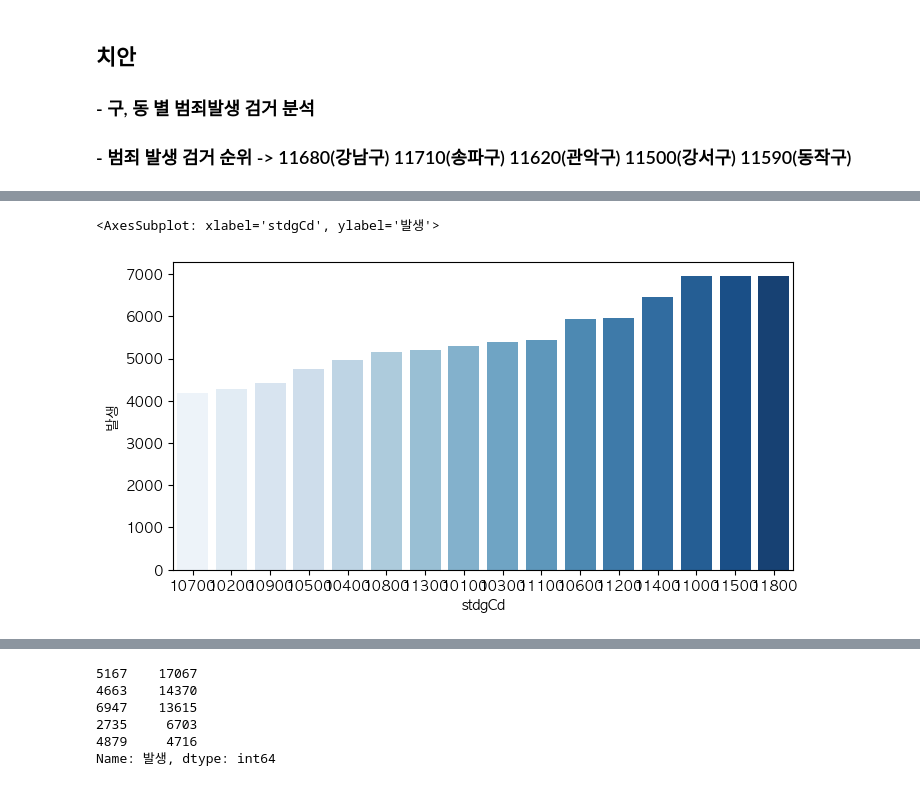
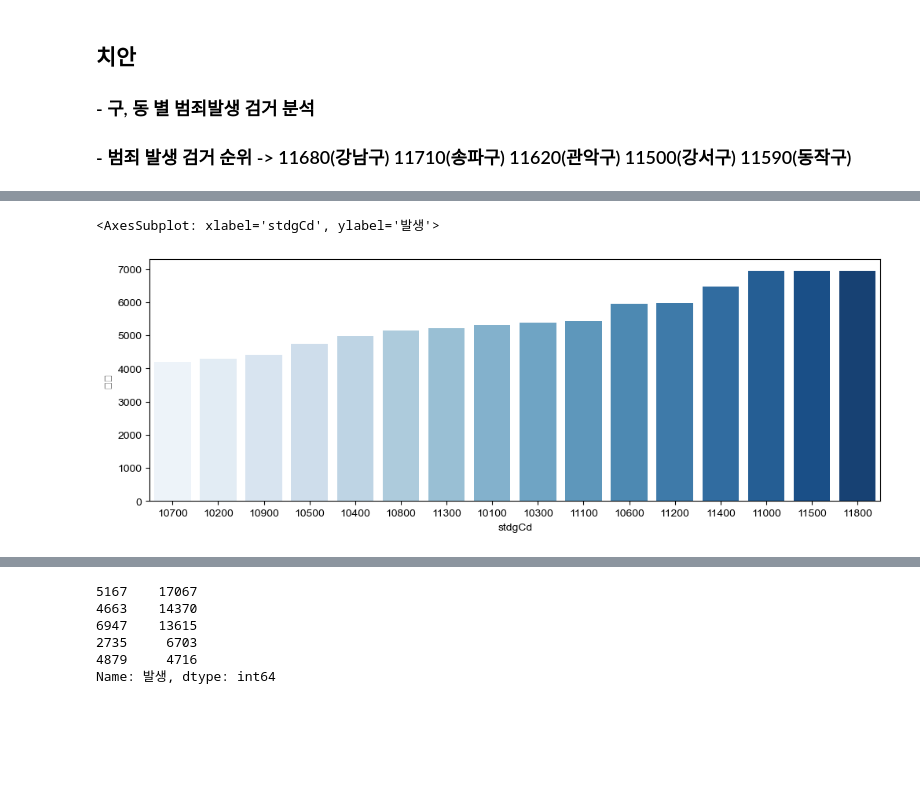
Before and after one commit to hanaTI-team-1/dataAnalysis, a Jupyter notebook: insight/전세가분석_시각화.ipynb, the cells around one changed output, grey strips where cells are left out. Cells and saved outputs as stored; diff of their text form; code cells hidden in the pictures; blank space fills up the shorter version.

```diff
--- a/insight/전세가분석_시각화.ipynb
+++ b/insight/전세가분석_시각화.ipynb
@@ -363,0 +414,4 @@ safety_df = df.groupby("cggCd").mean()["발생"].reset_index().sort_values(by="
+# %%
+df["1인당범죄"] = 6947
+# %%
+df[df["cggCd"] == 11680]["1인당범죄"] = 6947 / 556750
@@ -363,0 +424,14 @@ safety_df = df.groupby("cggCd").mean()["발생"].reset_index().sort_values(by="
+# %%
+def converter(x) :
+  if x == 11680 :
+    return 6947 / 556750
+  elif x == 11710 :
+    return 5167 / 654166
+  elif x == 11620 :
+    return 4879 / 487038
+  elif x == 11500 :
+    return 4663 / 559335
+  else :
+    return 4879 / 394118
+# %%
+df["1인당범죄"] = df["cggCd"].apply(lambda x : converter(x))
@@ -370,11 +480,11 @@ sns.barplot(data=safety_df, x="cggCd", y="발생", palette="Blues", order=safety
 # %%
 safety_df = df.groupby("stdgCd").mean()["발생"].reset_index().sort_values(by="발생")
 # %%
-plt.figure(figsize=(8,4))
+plt.figure(figsize=(12,4))
 sns.barplot(data=safety_df, x="stdgCd", y="발생", palette="Blues", order=safety_df["stdgCd"])
 # %% [output]
 <AxesSubplot: xlabel='stdgCd', ylabel='발생'>
-[figure, old version]
+[figure, new version]
 # %%
 safety_df = df.groupby("cggCd").mean()["검거"].reset_index().sort_values(by="검거")
 plt.figure(figsize=(8,4))
```
Also changed, not shown: parts of 43 cells of this notebook, 3 other files.
